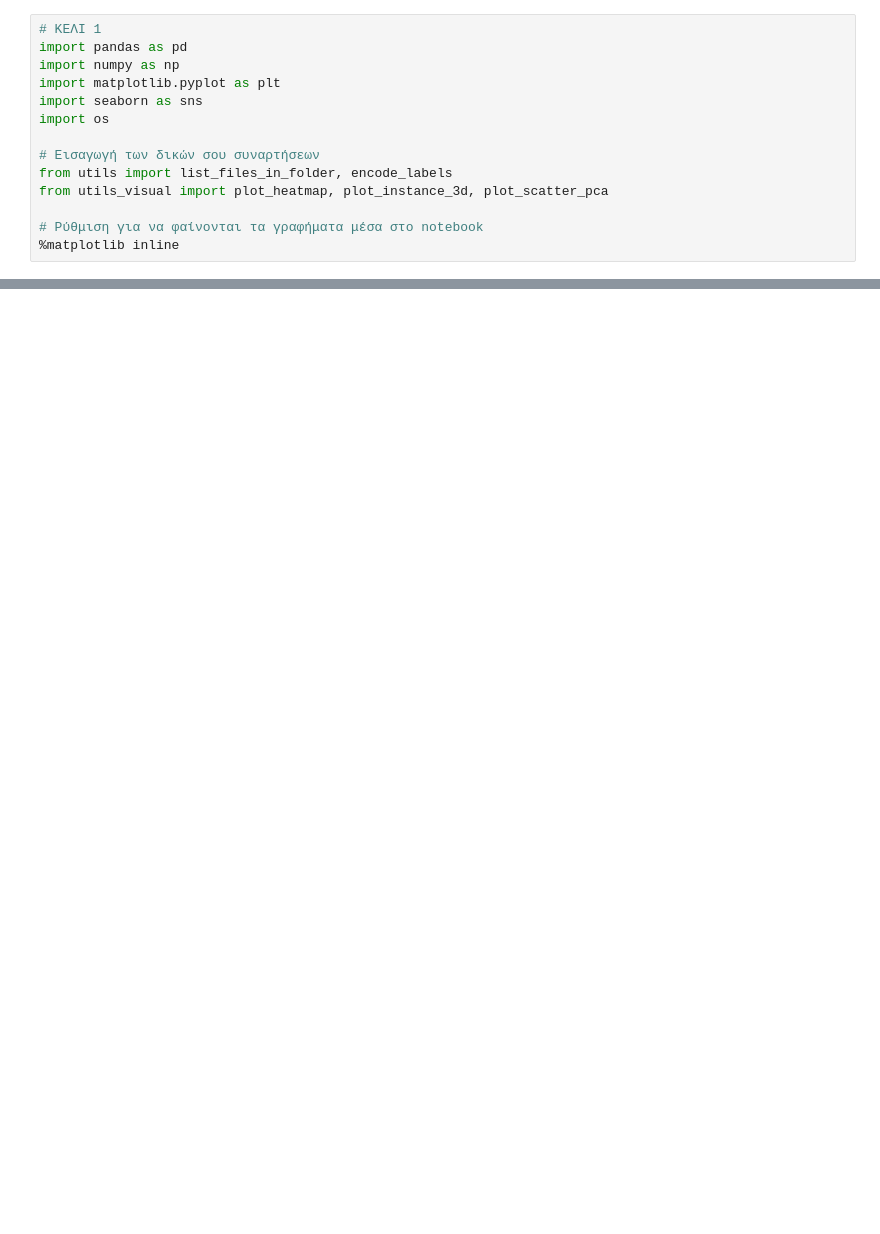
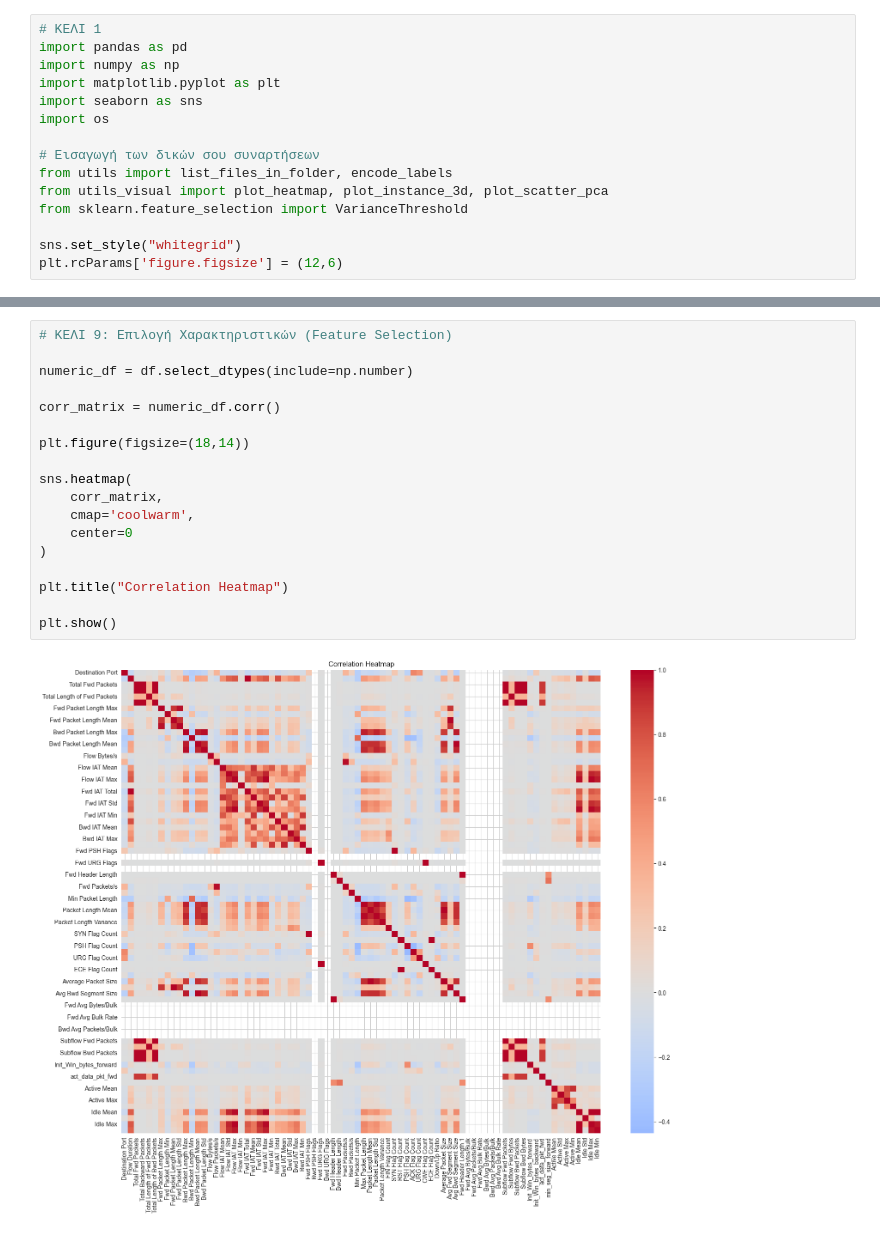
Before and after one commit to Spirosdrivilas/Export_data_ML, a Jupyter notebook: CIC_IDS_2017_EDA_Analysis.ipynb, the cells around one changed output, grey strips where cells are left out. Drawn from its saved outputs; the diff is of its cells as text; blank space fills up the shorter version.

```diff
--- a/CIC_IDS_2017_EDA_Analysis.ipynb
+++ b/CIC_IDS_2017_EDA_Analysis.ipynb
@@ -9,8 +9,9 @@ import os
 # Εισαγωγή των δικών σου συναρτήσεων
 from utils import list_files_in_folder, encode_labels
 from utils_visual import plot_heatmap, plot_instance_3d, plot_scatter_pca
+from sklearn.feature_selection import VarianceThreshold
 
-# Ρύθμιση για να φαίνονται τα γραφήματα μέσα στο notebook
-%matplotlib inline
+sns.set_style("whitegrid")
+plt.rcParams['figure.figsize'] = (12,6)
 # %%
 # ΚΕΛΙ 2
@@ -166,0 +193,20 @@ plt.show()
+# %%
+# ΚΕΛΙ 9: Επιλογή Χαρακτηριστικών (Feature Selection)
+
+numeric_df = df.select_dtypes(include=np.number)
+
+corr_matrix = numeric_df.corr()
+
+plt.figure(figsize=(18,14))
+
+sns.heatmap(
+    corr_matrix,
+    cmap='coolwarm',
+    center=0
+)
+
+plt.title("Correlation Heatmap")
+
+plt.show()
+# %% [output]
+[figure, added]
```
Also changed, not shown: parts of 14 cells of this notebook.
